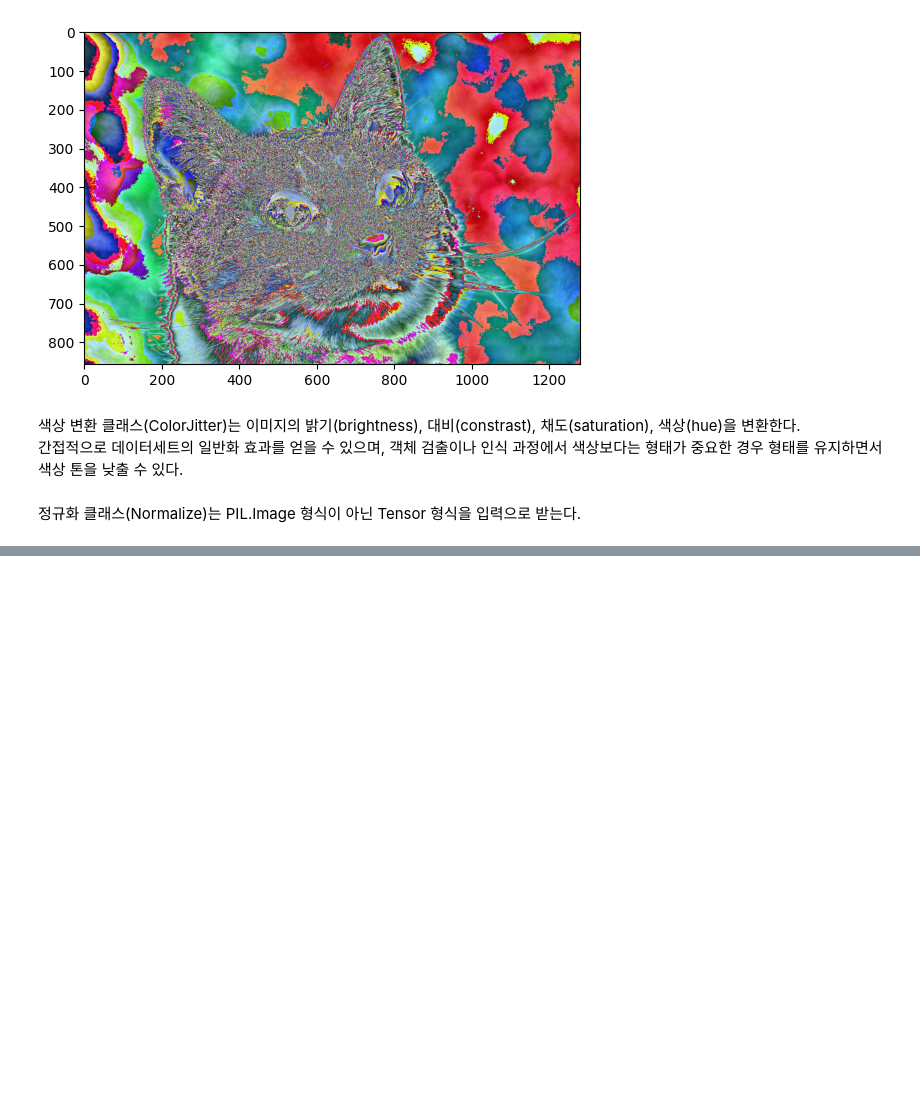
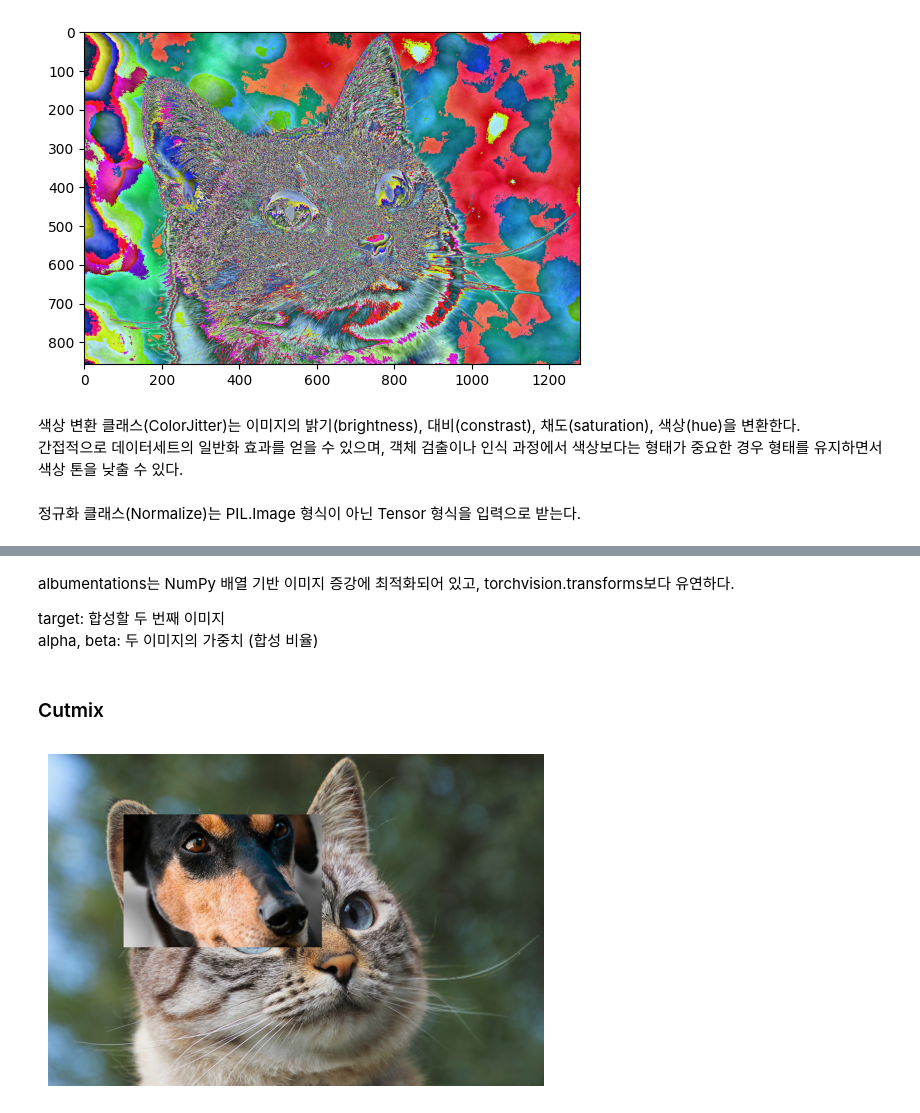
Before and after one commit to choiwonjini/AIFFEL_practice, a Jupyter notebook: pytorch/advanced/4-2. Image Data Augmentation.ipynb, the cells around one changed output, grey strips where cells are left out. Drawn from its saved outputs; the diff is of its cells as text; code cells hidden in the pictures; blank space fills up the shorter version.

```diff
--- a/pytorch/advanced/4-2. Image Data Augmentation.ipynb
+++ b/pytorch/advanced/4-2. Image Data Augmentation.ipynb
@@ -150,0 +224,52 @@ plt.imshow(transformed_image)
+# %% [markdown]
+albumentations는 NumPy 배열 기반 이미지 증강에 최적화되어 있고, torchvision.transforms보다 유연하다.
+
+target: 합성할 두 번째 이미지
+alpha, beta: 두 이미지의 가중치 (합성 비율)
+# %% [markdown]
+### Cutmix
+# %%
+class CutMix:
+    def __init__(self, target, alpha=0.5):
+        """
+        target: 덮어씌울 이미지 (PIL.Image)
+        alpha: 덮어씌우는 영역 비율 (0~1)
+        """
+        self.target = target
+        self.alpha = alpha
+
+    def __call__(self, image):
+        """
+        image: 원본 이미지 (PIL.Image 또는 NumPy 배열)
+        """
+        if isinstance(image, Image.Image):
+            image = np.array(image)
+
+        target = np.array(self.target.resize(image.shape[:2][::-1]))
+
+        # CutMix 영역 설정
+        h, w, _ = image.shape
+        cut_h = int(h * self.alpha)
+        cut_w = int(w * self.alpha)
+        y1 = np.random.randint(0, h - cut_h)
+        x1 = np.random.randint(0, w - cut_w)
+        y2 = y1 + cut_h
+        x2 = x1 + cut_w
+
+        # 원본 이미지에 target 이미지 일부 덮어씌우기
+        image[y1:y2, x1:x2] = target[y1:y2, x1:x2]
+
+        return image.astype(np.uint8)
+
+
+image1 = Image.open("/content/cat.jpg")  # 원본 이미지
+image2 = Image.open("/content/dog.jpg")  # 덮어씌울 이미지
+
+cutmix_transform = CutMix(target=image2, alpha=0.4)
+cutmix_image = cutmix_transform(image1)
+
+plt.imshow(cutmix_image)
+plt.axis('off')
+plt.show()
+# %% [output]
+[figure, added]
```
Also changed, not shown: parts of 9 cells of this notebook.
